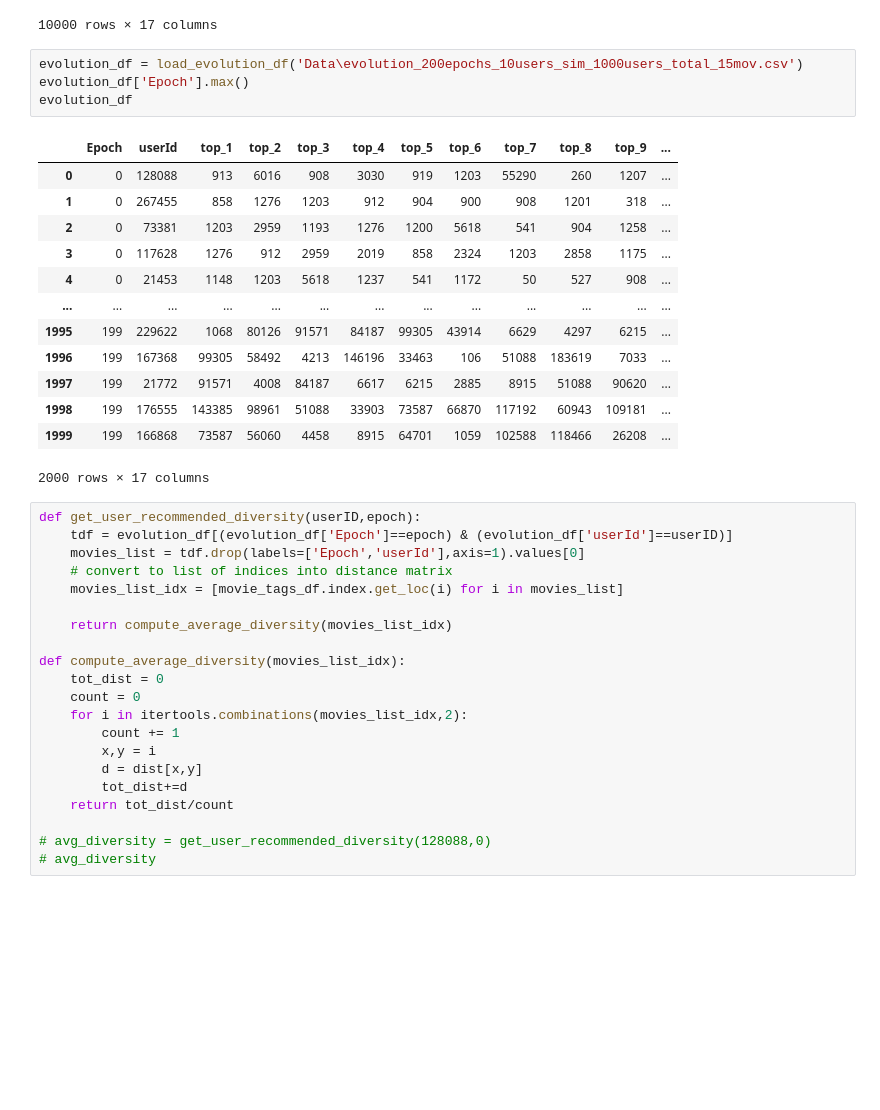
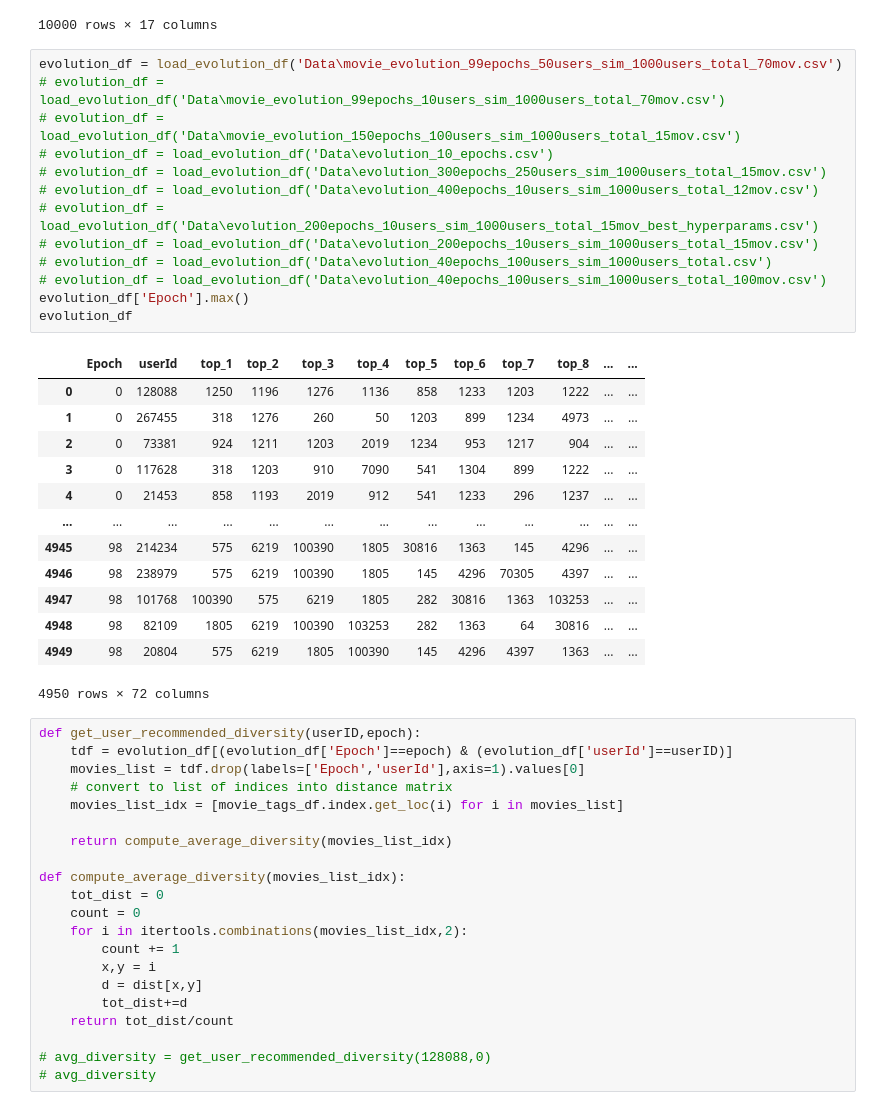
Before and after one commit to enoordeh/WestCoastDatathon, a Jupyter notebook: diversity.ipynb, the cells around one changed output. Cells and saved outputs as stored; diff of their text form; blank space fills up the shorter version.

```diff
--- a/diversity.ipynb
+++ b/diversity.ipynb
@@ -183,24 +183,33 @@ evolution_df
 | 9998 | 9 | 241194 | 6433 | 5292 | 3006 | 6357 | 140174 | 3134 | 7771 | 2925 | 166461 | ... |
 | 9999 | 9 | 195895 | 27156 | 5292 | 6858 | 3134 | 6433 | 76111 | 3362 | 3077 | 55052 | ... |
 10000 rows × 17 columns
-# %%
-evolution_df = load_evolution_df('Data\evolution_200epochs_10users_sim_1000users_total_15mov.csv')
-evolution_df['Epoch'].max()
-evolution_df
-# %% [output]
-|  | Epoch | userId | top_1 | top_2 | top_3 | top_4 | top_5 | top_6 | top_7 | top_8 | top_9 | ... |
-| 0 | 0 | 128088 | 913 | 6016 | 908 | 3030 | 919 | 1203 | 55290 | 260 | 1207 | ... |
-| 1 | 0 | 267455 | 858 | 1276 | 1203 | 912 | 904 | 900 | 908 | 1201 | 318 | ... |
-| 2 | 0 | 73381 | 1203 | 2959 | 1193 | 1276 | 1200 | 5618 | 541 | 904 | 1258 | ... |
-| 3 | 0 | 117628 | 1276 | 912 | 2959 | 2019 | 858 | 2324 | 1203 | 2858 | 1175 | ... |
-| 4 | 0 | 21453 | 1148 | 1203 | 5618 | 1237 | 541 | 1172 | 50 | 527 | 908 | ... |
-| ... | ... | ... | ... | ... | ... | ... | ... | ... | ... | ... | ... | ... |
-| 1995 | 199 | 229622 | 1068 | 80126 | 91571 | 84187 | 99305 | 43914 | 6629 | 4297 | 6215 | ... |
-| 1996 | 199 | 167368 | 99305 | 58492 | 4213 | 146196 | 33463 | 106 | 51088 | 183619 | 7033 | ... |
-| 1997 | 199 | 21772 | 91571 | 4008 | 84187 | 6617 | 6215 | 2885 | 8915 | 51088 | 90620 | ... |
-| 1998 | 199 | 176555 | 143385 | 98961 | 51088 | 33903 | 73587 | 66870 | 117192 | 60943 | 109181 | ... |
-| 1999 | 199 | 166868 | 73587 | 56060 | 4458 | 8915 | 64701 | 1059 | 102588 | 118466 | 26208 | ... |
-2000 rows × 17 columns
+# %%
+evolution_df = load_evolution_df('Data\movie_evolution_99epochs_50users_sim_1000users_total_70mov.csv')
+# evolution_df = load_evolution_df('Data\movie_evolution_99epochs_10users_sim_1000users_total_70mov.csv')
+# evolution_df = load_evolution_df('Data\movie_evolution_150epochs_100users_sim_1000users_total_15mov.csv')
+# evolution_df = load_evolution_df('Data\evolution_10_epochs.csv')
+# evolution_df = load_evolution_df('Data\evolution_300epochs_250users_sim_1000users_total_15mov.csv')
+# evolution_df = load_evolution_df('Data\evolution_400epochs_10users_sim_1000users_total_12mov.csv')
+# evolution_df = load_evolution_df('Data\evolution_200epochs_10users_sim_1000users_total_15mov_best_hyperparams.csv')
+# evolution_df = load_evolution_df('Data\evolution_200epochs_10users_sim_1000users_total_15mov.csv')
+# evolution_df = load_evolution_df('Data\evolution_40epochs_100users_sim_1000users_total.csv')
+# evolution_df = load_evolution_df('Data\evolution_40epochs_100users_sim_1000users_total_100mov.csv')
+evolution_df['Epoch'].max()
+evolution_df
+# %% [output]
+|  | Epoch | userId | top_1 | top_2 | top_3 | top_4 | top_5 | top_6 | top_7 | top_8 | ... | ... |
+| 0 | 0 | 128088 | 1250 | 1196 | 1276 | 1136 | 858 | 1233 | 1203 | 1222 | ... | ... |
+| 1 | 0 | 267455 | 318 | 1276 | 260 | 50 | 1203 | 899 | 1234 | 4973 | ... | ... |
+| 2 | 0 | 73381 | 924 | 1211 | 1203 | 2019 | 1234 | 953 | 1217 | 904 | ... | ... |
+| 3 | 0 | 117628 | 318 | 1203 | 910 | 7090 | 541 | 1304 | 899 | 1222 | ... | ... |
+| 4 | 0 | 21453 | 858 | 1193 | 2019 | 912 | 541 | 1233 | 296 | 1237 | ... | ... |
+| ... | ... | ... | ... | ... | ... | ... | ... | ... | ... | ... | ... | ... |
+| 4945 | 98 | 214234 | 575 | 6219 | 100390 | 1805 | 30816 | 1363 | 145 | 4296 | ... | ... |
+| 4946 | 98 | 238979 | 575 | 6219 | 100390 | 1805 | 145 | 4296 | 70305 | 4397 | ... | ... |
+| 4947 | 98 | 101768 | 100390 | 575 | 6219 | 1805 | 282 | 30816 | 1363 | 103253 | ... | ... |
+| 4948 | 98 | 82109 | 1805 | 6219 | 100390 | 103253 | 282 | 1363 | 64 | 30816 | ... | ... |
+| 4949 | 98 | 20804 | 575 | 6219 | 1805 | 100390 | 145 | 4296 | 4397 | 1363 | ... | ... |
+4950 rows × 72 columns
 # %%
 def get_user_recommended_diversity(userID,epoch):
     tdf = evolution_df[(evolution_df['Epoch']==epoch) & (evolution_df['userId']==userID)]
```
Also changed, not shown: parts of 9 cells of this notebook, 3 other files.
